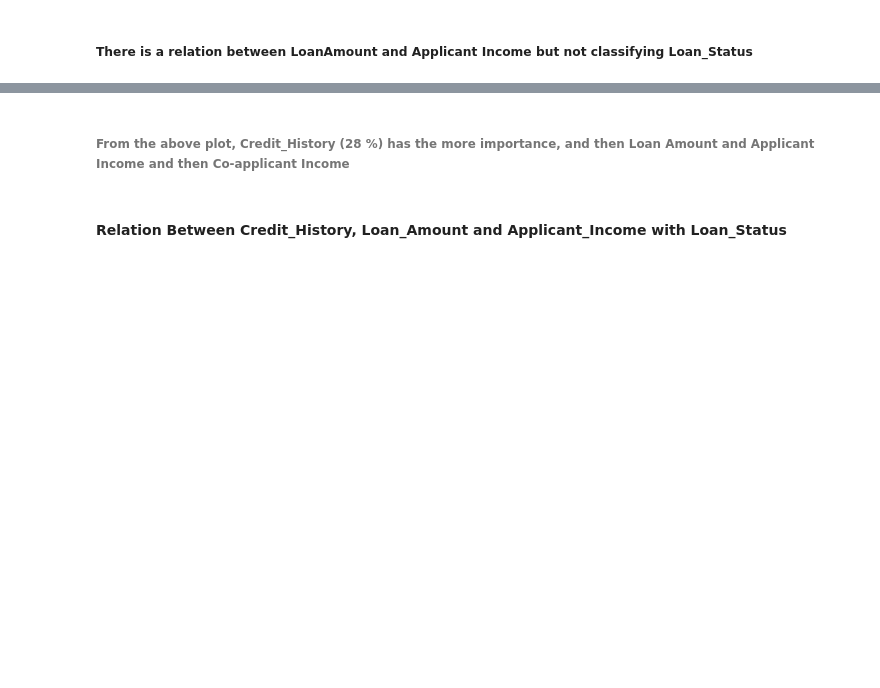
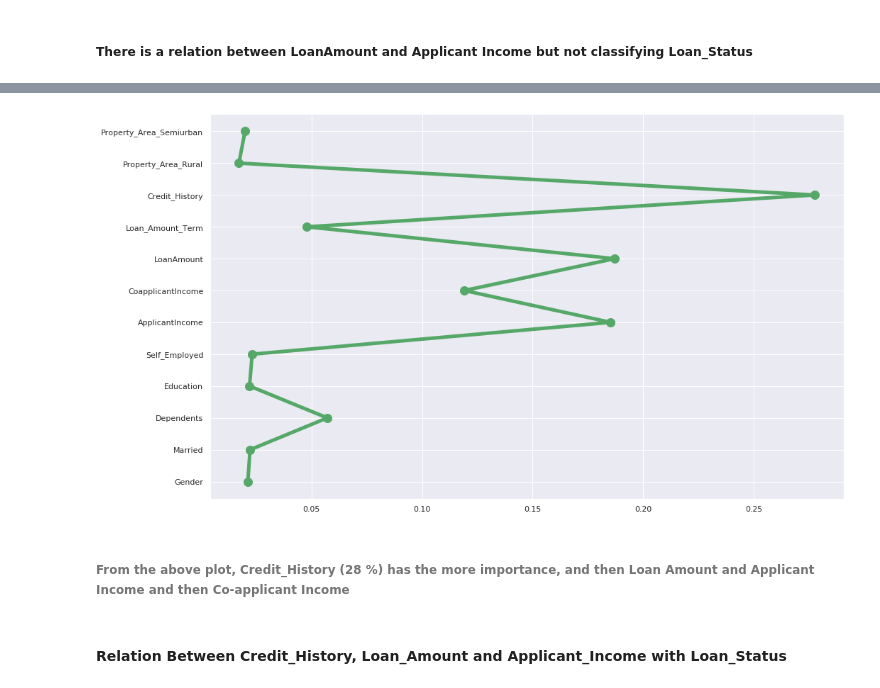
Before and after one commit to ASHOKKUMAR-K/Machine-Learning-Projects, a Jupyter notebook: 02. Loan Prediction/Notebooks/Loan Prediction.ipynb, the cells around one changed output, grey strips where cells are left out. Cells and saved outputs as stored; diff of their text form; code cells hidden in the pictures; blank space fills up the shorter version.

```diff
--- a/02. Loan Prediction/Notebooks/Loan Prediction.ipynb
+++ b/02. Loan Prediction/Notebooks/Loan Prediction.ipynb
@@ -1299,7 +1559,9 @@ pd.Series(etc.feature_importances_*100, index = loan_train.columns[:-1])
 # %%
-plt.figure(figsize=(16, 6))
-plt.plot(etc.feature_importances_, loan_train.columns[:-1])
+plt.figure(figsize=(16, 10))
+plt.plot(etc.feature_importances_, loan_train.columns[:-1], 'g-o', linewidth=5, markersize=12)
 plt.savefig("../images/feature_importances.png")
+# %% [output]
+[figure, added]
 # %% [markdown]
 ###### From the above plot, Credit_History (28 %) has the more importance, and then Loan Amount and Applicant Income and then Co-applicant Income
 # %% [markdown]
```
Also changed, not shown: parts of 74 cells of this notebook, 3 other files.
